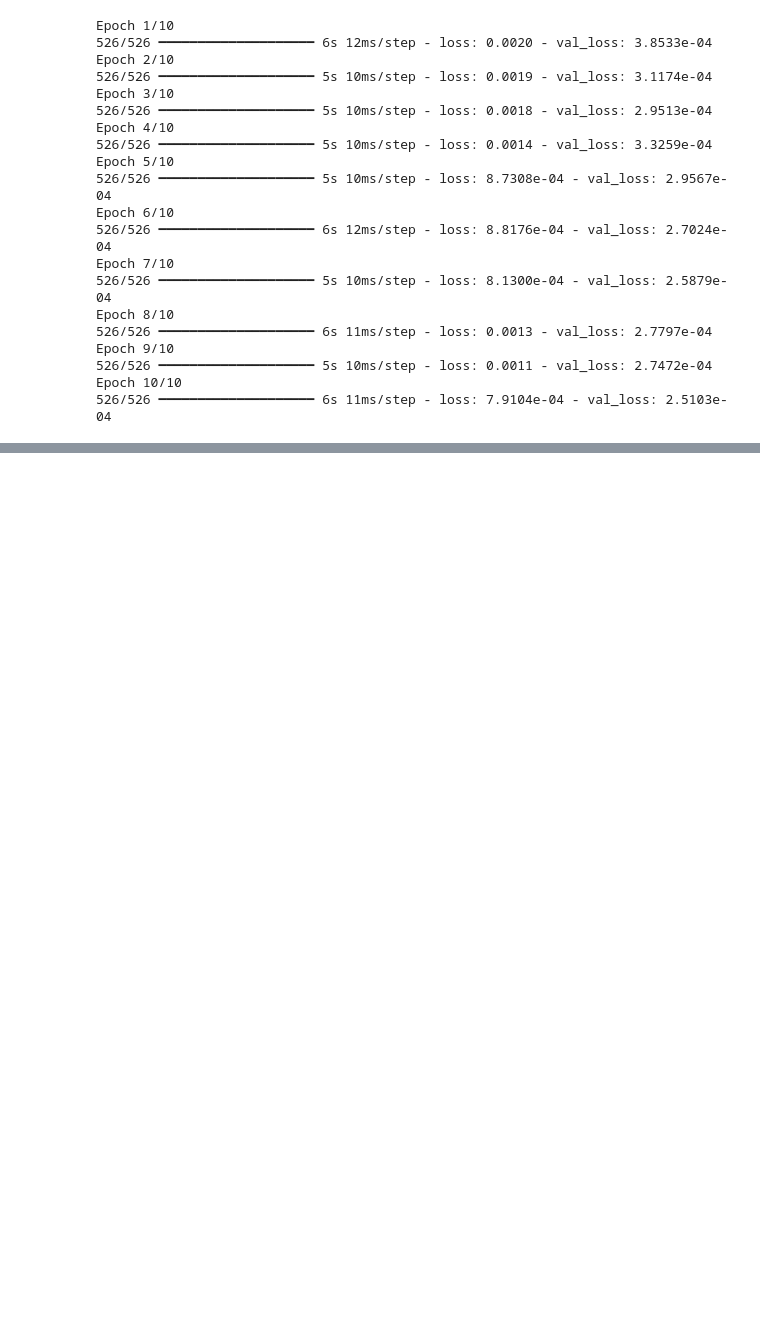
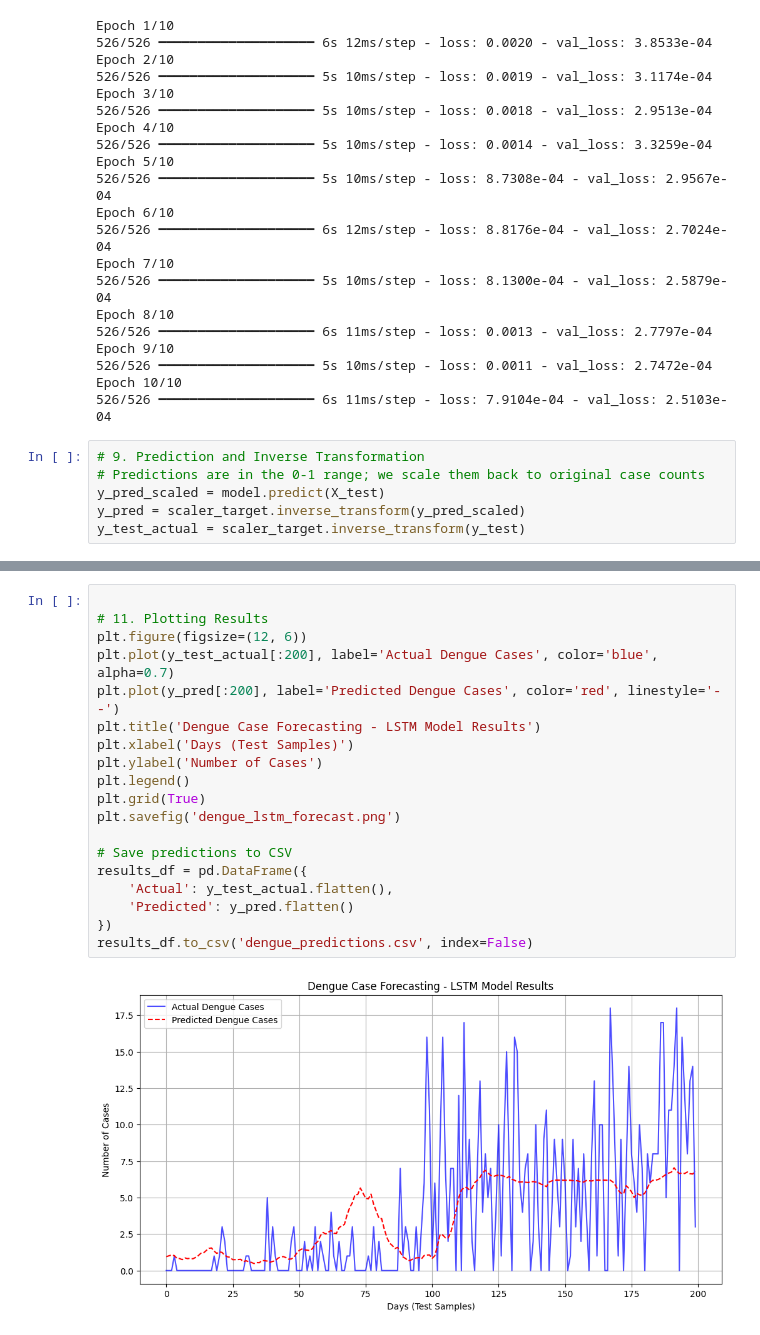
Before and after one commit to Nakib-Nasrullah/Dengue_Research, a Jupyter notebook: Untitled3.ipynb, the cells around one changed output, grey strips where cells are left out. Cells and saved outputs as stored; diff of their text form; blank space fills up the shorter version.

```diff
--- a/Untitled3.ipynb
+++ b/Untitled3.ipynb
@@ -112,3 +112,9 @@ Epoch 9/10
 526/526 ━━━━━━━━━━━━━━━━━━━━ 5s 10ms/step - loss: 0.0011 - val_loss: 2.7472e-04
 Epoch 10/10
 526/526 ━━━━━━━━━━━━━━━━━━━━ 6s 11ms/step - loss: 7.9104e-04 - val_loss: 2.5103e-04
+# %%
+# 9. Prediction and Inverse Transformation
+# Predictions are in the 0-1 range; we scale them back to original case counts
+y_pred_scaled = model.predict(X_test)
+y_pred = scaler_target.inverse_transform(y_pred_scaled)
+y_test_actual = scaler_target.inverse_transform(y_test)
@@ -114,0 +133,21 @@ Epoch 10/10
+# %%
+
+# 11. Plotting Results
+plt.figure(figsize=(12, 6))
+plt.plot(y_test_actual[:200], label='Actual Dengue Cases', color='blue', alpha=0.7)
+plt.plot(y_pred[:200], label='Predicted Dengue Cases', color='red', linestyle='--')
+plt.title('Dengue Case Forecasting - LSTM Model Results')
+plt.xlabel('Days (Test Samples)')
+plt.ylabel('Number of Cases')
+plt.legend()
+plt.grid(True)
+plt.savefig('dengue_lstm_forecast.png')
+
+# Save predictions to CSV
+results_df = pd.DataFrame({
+    'Actual': y_test_actual.flatten(),
+    'Predicted': y_pred.flatten()
+})
+results_df.to_csv('dengue_predictions.csv', index=False)
+# %% [output]
+[figure, added]
```
Also changed, not shown: parts of 2 cells of this notebook.
